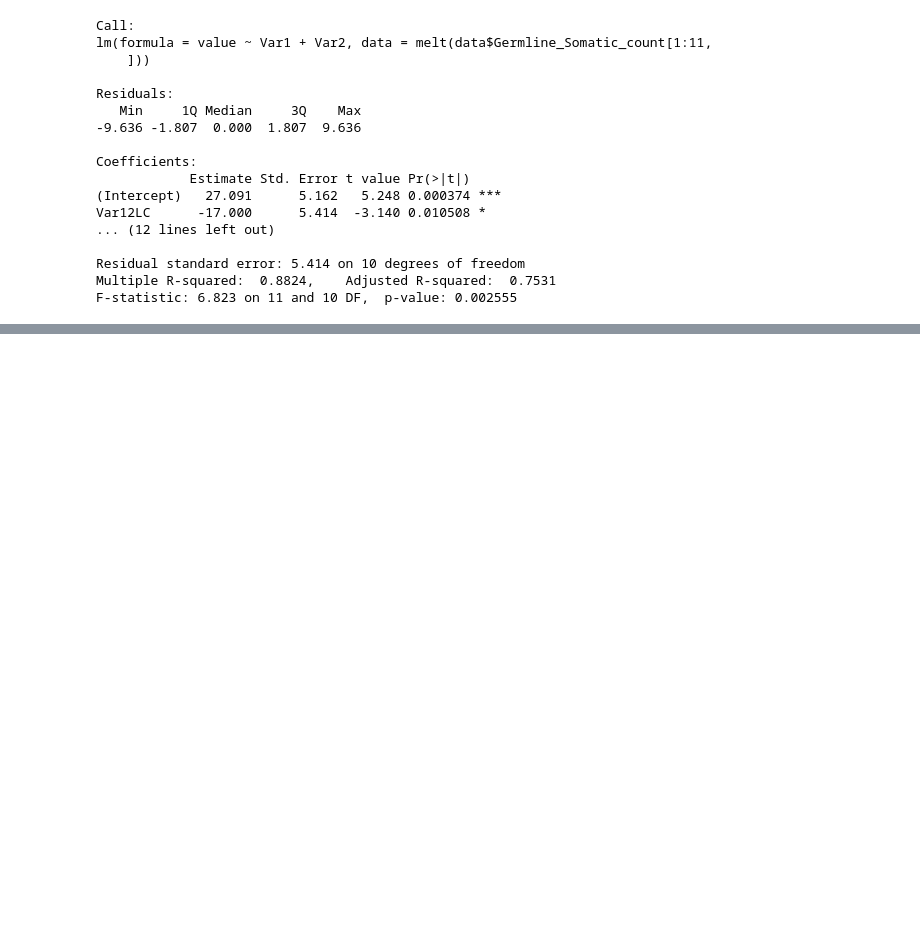
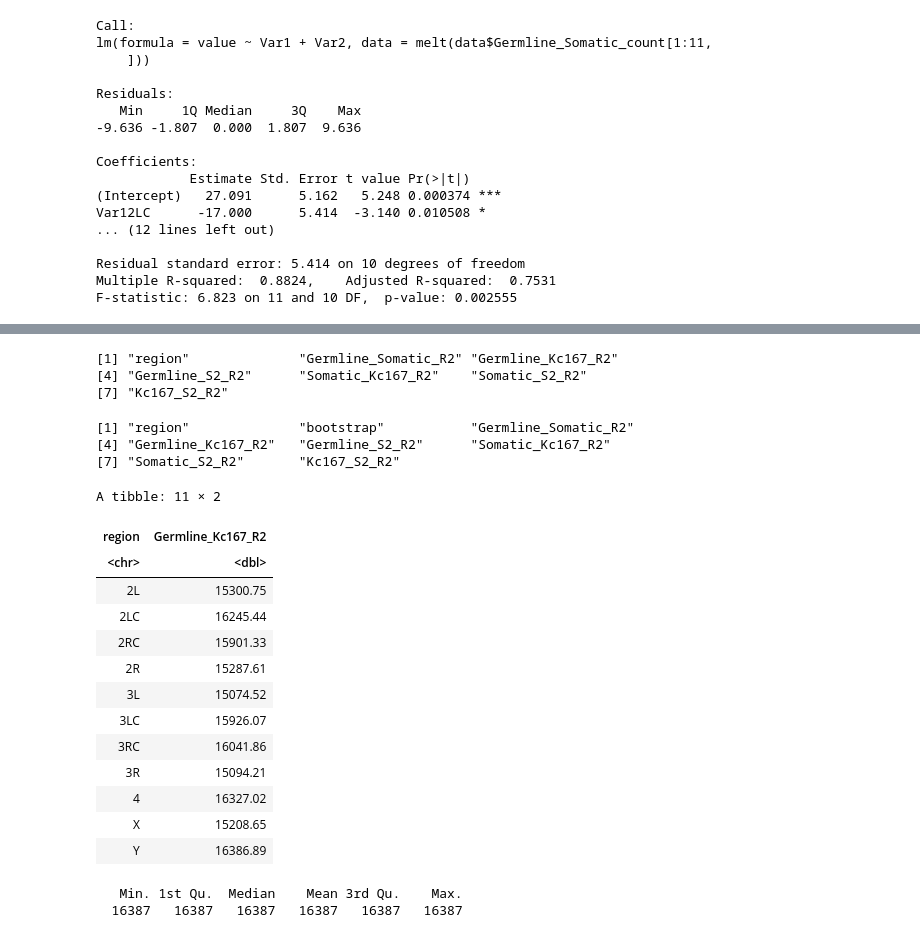
Before and after one commit to ringw/Upd-Germline-Genomics, a Jupyter notebook: reports/Repli-Significance-Report.ipynb, the cells around one changed output, grey strips where cells are left out. Saved outputs shown, nothing was run; the diff lists cells and outputs as text; code cells hidden in the pictures; blank space fills up the shorter version.

```diff
--- a/reports/Repli-Significance-Report.ipynb
+++ b/reports/Repli-Significance-Report.ipynb
@@ -269,6 +306,0 @@ names(repli.peaks_chr)
-# %%
-repli.peaks_chr[c(2, 4, 6)] <- repli.peaks_chr[c(2, 4, 6)] %>%
-  sapply(
-    \(gr) gr[!grepl("^Y", seqnames(gr))],
-    simplify=F
-  )
@@ -1808,0 +1647,11 @@ bootstrap_teststat_association <- bar_bootstrap %>%
+# %%
+region_levels <- data$region[1:11]
+proj_matrices <- sapply(
+  region_levels,
+  \(n) rbind(
+    Region_of_interest = as.numeric(region_levels == n),
+    Bulk_Other_Regions = as.numeric(region_levels != n)
+  ),
+  simplify=FALSE
+)
+head(proj_matrices, 2)
@@ -1808,0 +1667,24 @@ bootstrap_teststat_association <- bar_bootstrap %>%
+# %%
+post_hoc_teststat_association <- sapply(
+  proj_matrices,
+  \(X) bar_hat %>%
+    summarise(
+      across(
+        everything(),
+        list(
+          R2 = \(tbl) tbl %>%
+            per_unit() %>%
+            `%*%`(X, .) %>%
+            lfactorial() %>%
+            sum()
+        )
+      )
+    ) %>%
+    unlist(),
+  simplify=FALSE
+) %>%
+  do.call(rbind, .) %>%
+  as.data.frame() %>%
+  rownames_to_column("region") %>%
+  as_tibble() %>%
+  print()
@@ -1809 +1806,38 @@ bootstrap_teststat_association <- bar_bootstrap %>%
+# %%
+colnames(post_hoc_teststat_association)
+# %% [output]
+[1] "region"              "Germline_Somatic_R2" "Germline_Kc167_R2"
+[4] "Germline_S2_R2"      "Somatic_Kc167_R2"    "Somatic_S2_R2"
+[7] "Kc167_S2_R2"
+# %%
+colnames(bootstrap_post_hoc_teststat_association)
+# %% [output]
+[1] "region"              "bootstrap"           "Germline_Somatic_R2"
+[4] "Germline_Kc167_R2"   "Germline_S2_R2"      "Somatic_Kc167_R2"
+[7] "Somatic_S2_R2"       "Kc167_S2_R2"
+# %%
+post_hoc_teststat_association[c(1,3)]
+# %% [output]
+A tibble: 11 × 2
+| region | Germline_Kc167_R2 |
+| <chr> | <dbl> |
+| 2L | 15300.75 |
+| 2LC | 16245.44 |
+| 2RC | 15901.33 |
+| 2R | 15287.61 |
+| 3L | 15074.52 |
+| 3LC | 15926.07 |
+| 3RC | 16041.86 |
+| 3R | 15094.21 |
+| 4 | 16327.02 |
+| X | 15208.65 |
+| Y | 16386.89 |
+# %%
+bootstrap_post_hoc_teststat_association[[4]] %>% subset(
+  bootstrap_post_hoc_teststat_association$region == "Y"
+) %>%
+  summary
+# %% [output]
+   Min. 1st Qu.  Median    Mean 3rd Qu.    Max.
+  16387   16387   16387   16387   16387   16387
 # %%
```
Also changed, not shown: parts of 67 cells of this notebook.
